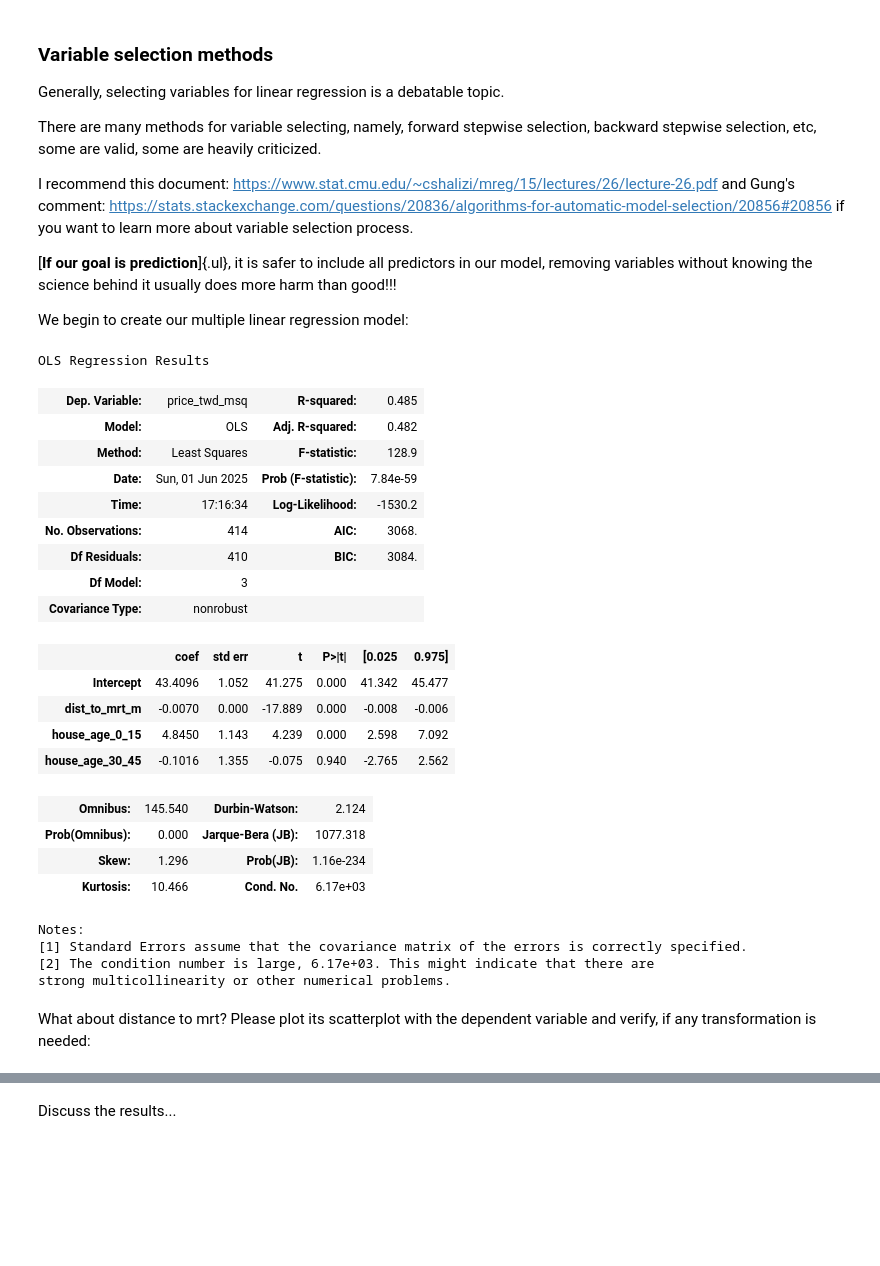
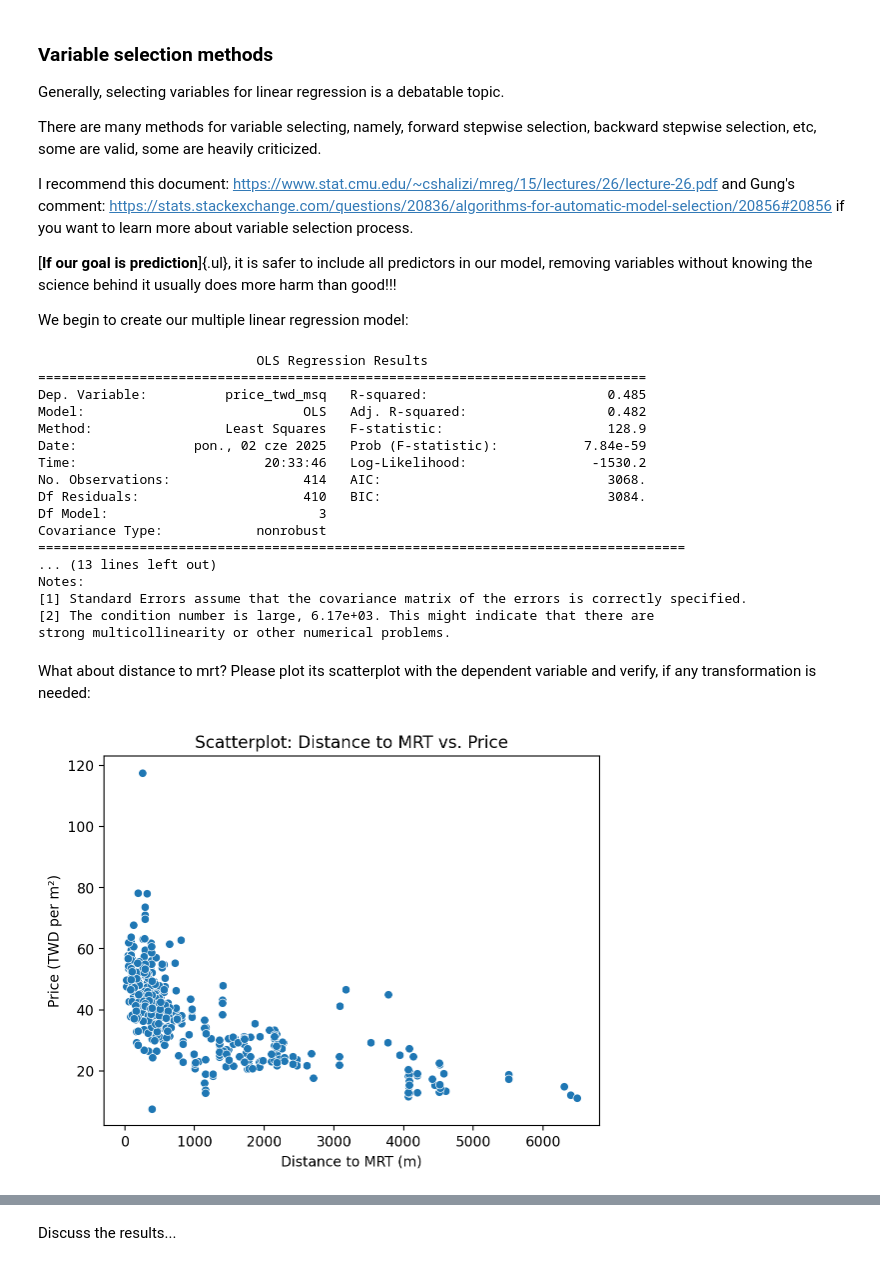
Before and after one commit to mariadop/Descriptive_Statistics_2025, a Jupyter notebook: Exercise10.ipynb, the cells around one changed output, grey strips where cells are left out. Drawn from its saved outputs; the diff is of its cells as text; code cells hidden in the pictures; blank space fills up the shorter version.

Commit message:
selecting variables methods - task

```diff
--- a/Exercise10.ipynb
+++ b/Exercise10.ipynb
@@ -298,34 +298,38 @@ We begin to create our multiple linear regression model:
 import statsmodels.formula.api as smf
 model2 = smf.ols('price_twd_msq ~ dist_to_mrt_m + house_age_0_15 + house_age_30_45', data = df_estate)
 result2 = model2.fit()
-result2.summary()
+print(result2.summary())
 # %% [output]
-OLS Regression Results
+                            OLS Regression Results
+==============================================================================
+Dep. Variable:          price_twd_msq   R-squared:                       0.485
+Model:                            OLS   Adj. R-squared:                  0.482
+Method:                 Least Squares   F-statistic:                     128.9
+Date:               pon., 02 cze 2025   Prob (F-statistic):           7.84e-59
+Time:                        20:33:46   Log-Likelihood:                -1530.2
+No. Observations:                 414   AIC:                             3068.
+Df Residuals:                     410   BIC:                             3084.
+Df Model:                           3
+Covariance Type:            nonrobust
+===================================================================================
+... (13 lines left out)
+Notes:
+[1] Standard Errors assume that the covariance matrix of the errors is correctly specified.
+[2] The condition number is large, 6.17e+03. This might indicate that there are
+strong multicollinearity or other numerical problems.
-| Dep. Variable: | price_twd_msq | R-squared: | 0.485 |
-| Model: | OLS | Adj. R-squared: | 0.482 |
-| Method: | Least Squares | F-statistic: | 128.9 |
-| Date: | Sun, 01 Jun 2025 | Prob (F-statistic): | 7.84e-59 |
-| Time: | 17:16:34 | Log-Likelihood: | -1530.2 |
-| No. Observations: | 414 | AIC: | 3068. |
-| Df Residuals: | 410 | BIC: | 3084. |
-| Df Model: | 3 |  |  |
-| Covariance Type: | nonrobust |  |  |
-|  | coef | std err | t | P>|t| | [0.025 | 0.975] |
-| Intercept | 43.4096 | 1.052 | 41.275 | 0.000 | 41.342 | 45.477 |
-| dist_to_mrt_m | -0.0070 | 0.000 | -17.889 | 0.000 | -0.008 | -0.006 |
-| house_age_0_15 | 4.8450 | 1.143 | 4.239 | 0.000 | 2.598 | 7.092 |
-| house_age_30_45 | -0.1016 | 1.355 | -0.075 | 0.940 | -2.765 | 2.562 |
-| Omnibus: | 145.540 | Durbin-Watson: | 2.124 |
-| Prob(Omnibus): | 0.000 | Jarque-Bera (JB): | 1077.318 |
-| Skew: | 1.296 | Prob(JB): | 1.16e-234 |
-| Kurtosis: | 10.466 | Cond. No. | 6.17e+03 |
-Notes:
-[1] Standard Errors assume that the covariance matrix of the errors is correctly specified.
-[2] The condition number is large, 6.17e+03. This might indicate that there are
-strong multicollinearity or other numerical problems.
 # %% [markdown]
 What about distance to mrt? Please plot its scatterplot with the dependent variable and verify, if any transformation is needed:
 # %%
 # Your code here
+import matplotlib.pyplot as plt
+import seaborn as sns
+
+sns.scatterplot(x='dist_to_mrt_m', y='price_twd_msq', data=df_estate)
+plt.title('Scatterplot: Distance to MRT vs. Price')
+plt.xlabel('Distance to MRT (m)')
+plt.ylabel('Price (TWD per m²)')
+plt.show()
+# %% [output]
+[figure, added]
 # %%
 # If any transformation is necessary, please estimate the Model3 with the transformed distance to mrt.
```
Also changed, not shown: parts of 5 cells of this notebook.
